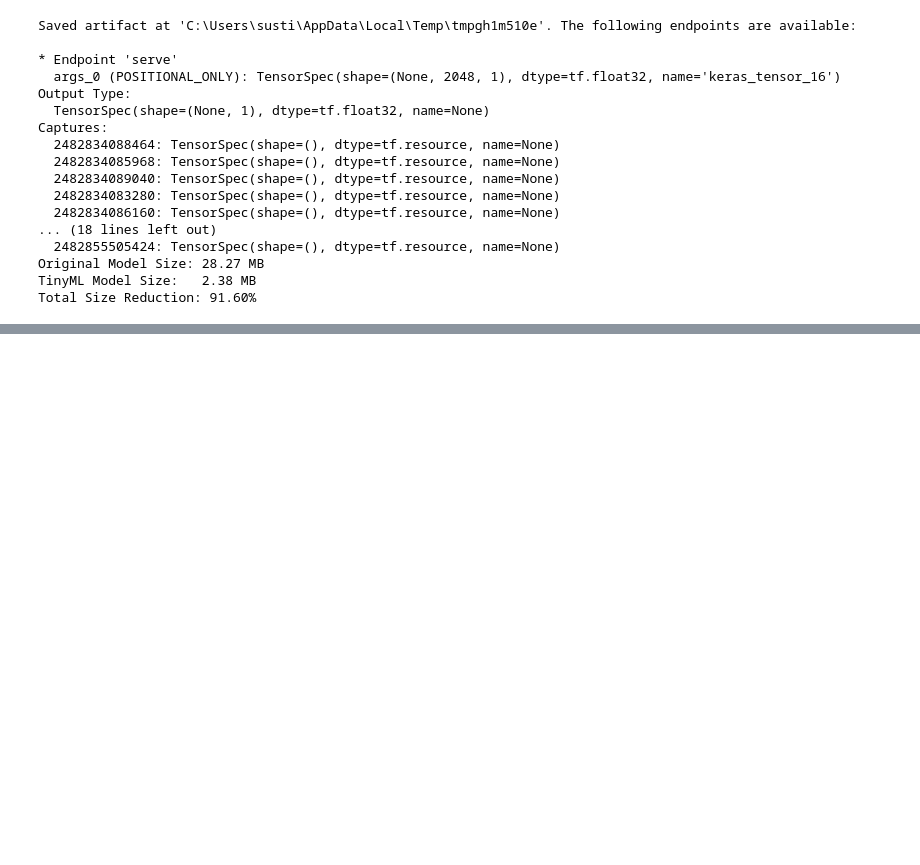
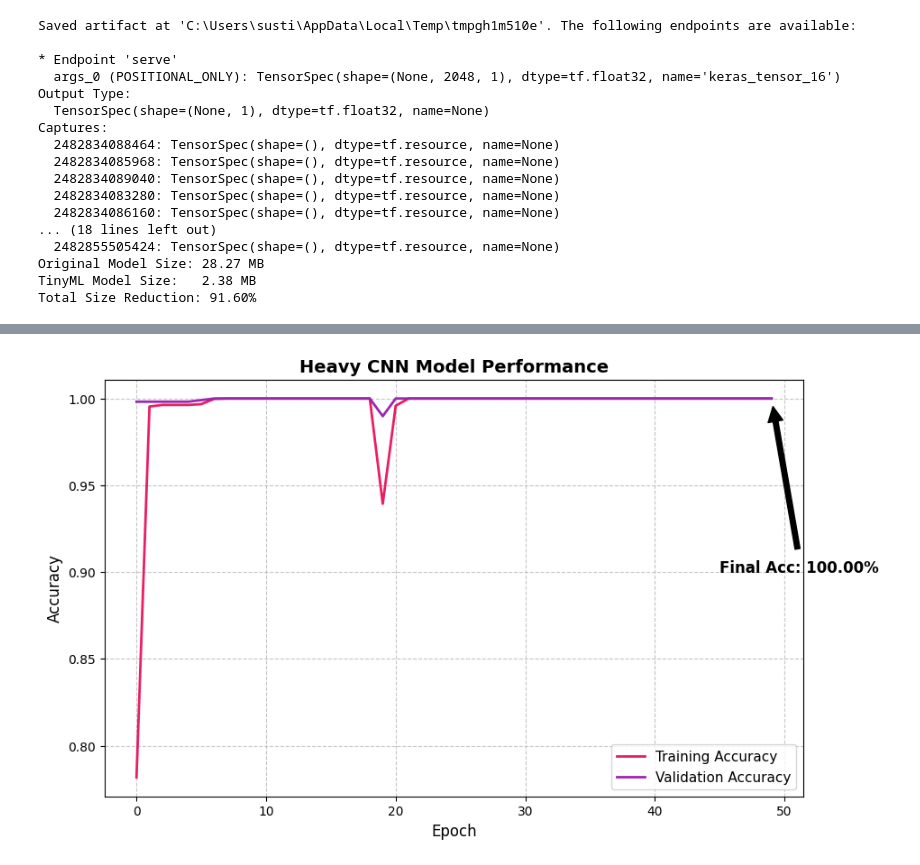
Before and after one commit to sustile/Edge-Based-Real-Time-Fault-Diagnosis-for-Industrial-IoT, a Jupyter notebook: project.ipynb, the cells around one changed output, grey strips where cells are left out. Drawn from its saved outputs; the diff is of its cells as text; code cells hidden in the pictures; blank space fills up the shorter version.

```diff
--- a/project.ipynb
+++ b/project.ipynb
@@ -258,0 +407,20 @@ Total Size Reduction: 91.60%
+# %%
+import os
+
+print("Converting Tiny MLP to TinyML format")
+
+converter_mlp = tf.lite.TFLiteConverter.from_keras_model(mlp_model)
+converter_mlp.optimizations = [tf.lite.Optimize.DEFAULT]
+tflite_mlp_model = converter_mlp.convert()
+
+tflite_mlp_filename = "tiny_mlp.tflite"
+with open(tflite_mlp_filename, "wb") as f:
+    f.write(tflite_mlp_model)
+
+mlp_model.save("temp_mlp_model.keras")
+keras_size_mlp = os.path.getsize("temp_mlp_model.keras") / (1024 * 1024)
+tflite_size_mlp = os.path.getsize(tflite_mlp_filename) / (1024 * 1024)
+
+print(f"Original MLP Size: {keras_size_mlp:.2f} MB")
+print(f"TinyML MLP Size:   {tflite_size_mlp:.4f} MB")
+print(f"Total Size Reduction: {(1 - tflite_size_mlp/keras_size_mlp)*100:.2f}%")
@@ -258,0 +506,66 @@ Total Size Reduction: 91.60%
+# %%
+import tensorflow as tf
+from tensorflow.keras.models import Sequential
+from tensorflow.keras.layers import Conv1D, MaxPooling1D, GlobalAveragePooling1D, Dense, Dropout
+from tensorflow.keras.callbacks import EarlyStopping
+import matplotlib.pyplot as plt
+
+print("Building Heavy CNN Model")
+heavy_model = Sequential([
+    # Layer 1: Massive Filters
+    Conv1D(filters=64, kernel_size=128, strides=1, activation='relu', padding='same', input_shape=(X_train_scaled.shape[1], 1)),
+    MaxPooling1D(pool_size=2),
+
+    # Layer 2: Deeper Feature Extraction
+    Conv1D(filters=128, kernel_size=64, strides=1, activation='relu', padding='same'),
+    MaxPooling1D(pool_size=2),
+
+    # Layer 3: High-Level Patterns
+    Conv1D(filters=256, kernel_size=32, strides=1, activation='relu', padding='same'),
+
+    # Global Average Pooling compresses the massive data to prevent RAM crashes on Edge
+    GlobalAveragePooling1D(),
+
+    Dense(128, activation='relu'),
+    Dropout(0.5),
+    Dense(1, activation='sigmoid')
+], name="Heavy_CNN")
+
+optimizer = tf.keras.optimizers.Adam(learning_rate=0.0005)
+heavy_model.compile(optimizer=optimizer,
+              loss='binary_crossentropy',
+              metrics=['accuracy'])
+
+heavy_model.summary()
+
+early_stop = EarlyStopping(monitor='val_loss', patience=10, restore_best_weights=True)
+
+print("Training Heavy CNN Model (This may take a bit longer...)")
+history_heavy = heavy_model.fit(X_train_scaled, y_train,
+                    epochs=50,
+                    batch_size=64,
+                    validation_data=(X_test_scaled, y_test),
+                    callbacks=[early_stop])
+
+# Plotting the Performance
+plt.figure(figsize=(10, 6))
+plt.plot(history_heavy.history['accuracy'], label='Training Accuracy', linewidth=2, color='#E91E63')
+plt.plot(history_heavy.history['val_accuracy'], label='Validation Accuracy', linewidth=2, color='#9C27B0')
+plt.title('Heavy CNN Model Performance', fontsize=14, fontweight='bold')
+plt.ylabel('Accuracy', fontsize=12)
+plt.xlabel('Epoch', fontsize=12)
+plt.legend(loc='lower right', fontsize=11)
+plt.grid(True, linestyle='--', alpha=0.7)
+
+final_acc_heavy = history_heavy.history['val_accuracy'][-1] * 100
+plt.annotate(f'Final Acc: {final_acc_heavy:.2f}%',
+             xy=(len(history_heavy.history['val_accuracy'])-1, history_heavy.history['val_accuracy'][-1]),
+             xytext=(len(history_heavy.history['val_accuracy'])-5, history_heavy.history['val_accuracy'][-1] - 0.1),
+             arrowprops=dict(facecolor='black', shrink=0.05),
+             fontsize=12, fontweight='bold')
+plt.show()
+
+# Print Final Evaluation
+test_loss_heavy, test_acc_heavy = heavy_model.evaluate(X_test_scaled, y_test, verbose=0)
+print(f"\nFinal Heavy CNN Accuracy on Test Data: {test_acc_heavy * 100:.2f}%")
+# %% [output]
@@ -258,0 +611 @@ Total Size Reduction: 91.60%
+[figure, added]
```
Also changed, not shown: parts of 11 cells of this notebook, 4 other files.
